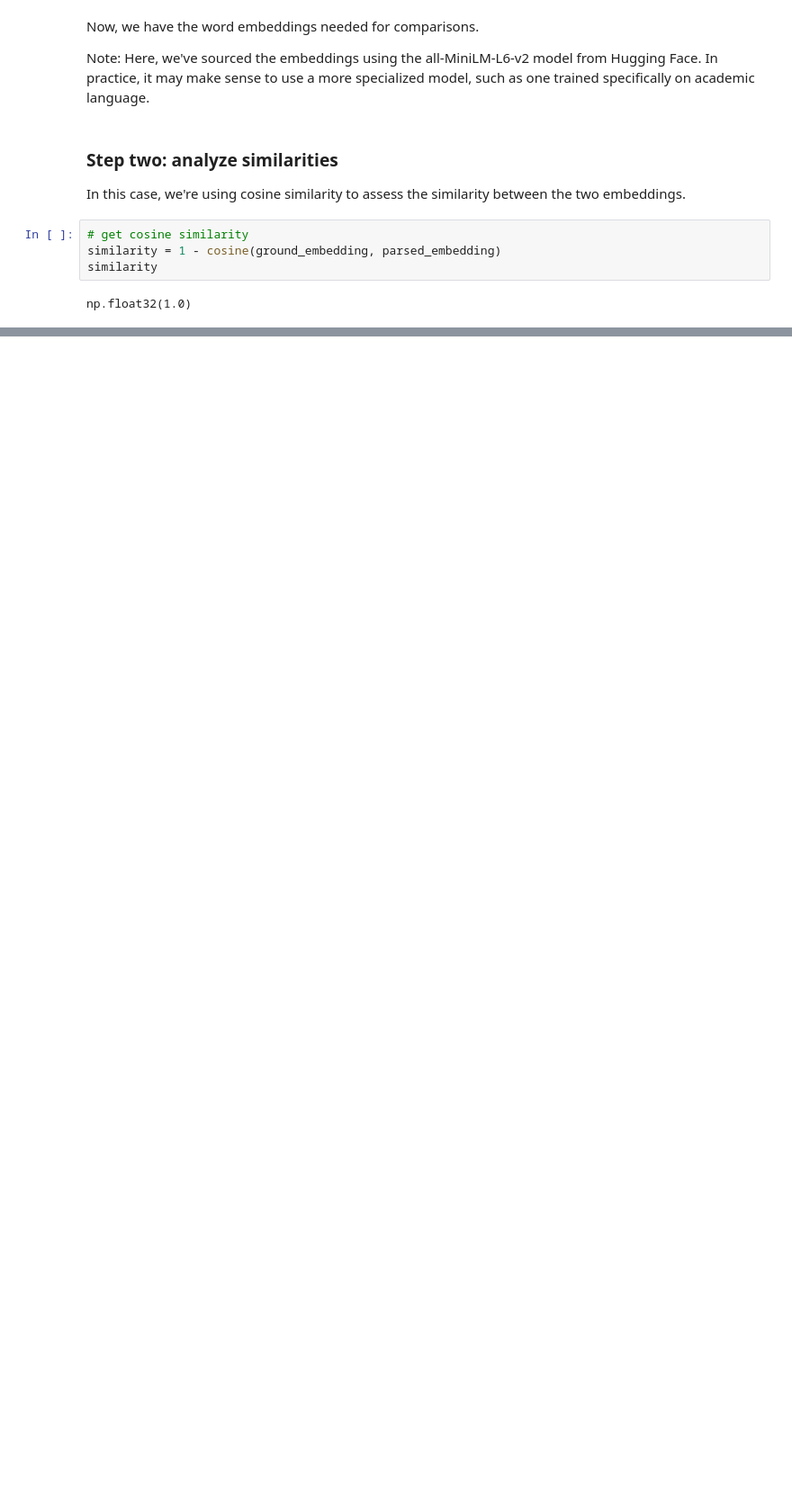
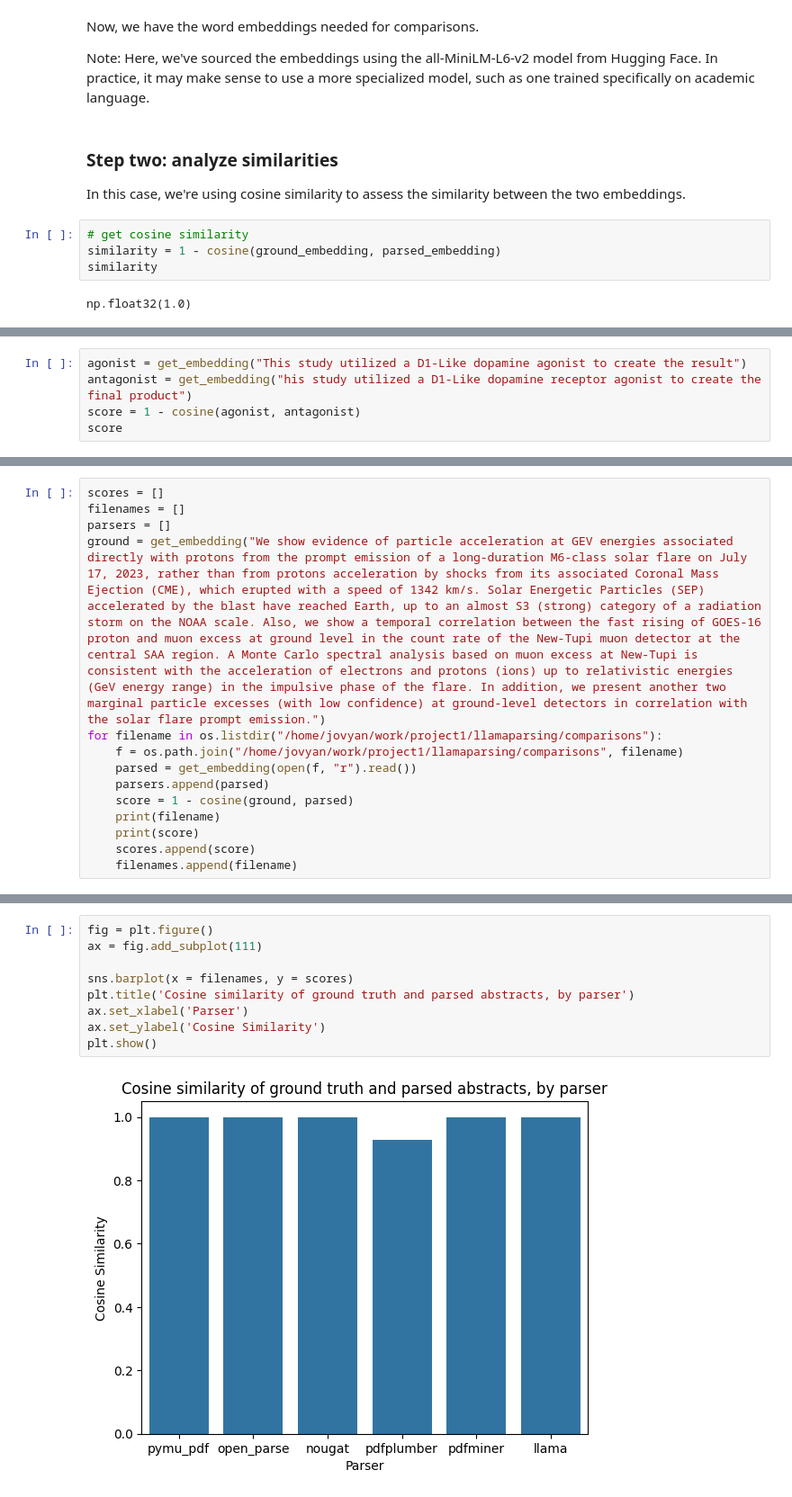
Before and after one commit to ivybrundege/academic-rag, a Jupyter notebook: compare.ipynb, the cells around one changed output, grey strips where cells are left out. Shown at 90% size. Drawn from its saved outputs; the diff is of its cells as text; blank space fills up the shorter version.

Commit message:
Updated comparison script

```diff
--- a/compare.ipynb
+++ b/compare.ipynb
@@ -49,0 +91,5 @@ np.float32(1.0)
+# %%
+agonist = get_embedding("This study utilized a D1-Like dopamine agonist to create the result")
+antagonist = get_embedding("his study utilized a D1-Like dopamine receptor agonist to create the final product")
+score = 1 - cosine(agonist, antagonist)
+score
@@ -49,0 +100,14 @@ np.float32(1.0)
+# %%
+scores = []
+filenames = []
+parsers = []
+ground = get_embedding("We show evidence of particle acceleration at GEV energies associated directly with protons from the prompt emission of a long-duration M6-class solar flare on July 17, 2023, rather than from protons acceleration by shocks from its associated Coronal Mass Ejection (CME), which erupted with a speed of 1342 km/s. Solar Energetic Particles (SEP) accelerated by the blast have reached Earth, up to an almost S3 (strong) category of a radiation storm on the NOAA scale. Also, we show a temporal correlation between the fast rising of GOES-16 proton and muon excess at ground level in the count rate of the New-Tupi muon detector at the central SAA region. A Monte Carlo spectral analysis based on muon excess at New-Tupi is consistent with the acceleration of electrons and protons (ions) up to relativistic energies (GeV energy range) in the impulsive phase of the flare. In addition, we present another two marginal particle excesses (with low confidence) at ground-level detectors in correlation with the solar flare prompt emission.")
+for filename in os.listdir("/home/jovyan/work/project1/llamaparsing/comparisons"):
+    f = os.path.join("/home/jovyan/work/project1/llamaparsing/comparisons", filename)
+    parsed = get_embedding(open(f, "r").read())
+    parsers.append(parsed)
+    score = 1 - cosine(ground, parsed)
+    print(filename)
+    print(score)
+    scores.append(score)
+    filenames.append(filename)
@@ -49,0 +127,11 @@ np.float32(1.0)
+# %%
+fig = plt.figure()
+ax = fig.add_subplot(111)
+
+sns.barplot(x = filenames, y = scores)
+plt.title('Cosine similarity of ground truth and parsed abstracts, by parser')
+ax.set_xlabel('Parser')
+ax.set_ylabel('Cosine Similarity')
+plt.show()
+# %% [output]
+[figure, added]
```
Also changed, not shown: parts of 11 cells of this notebook.
